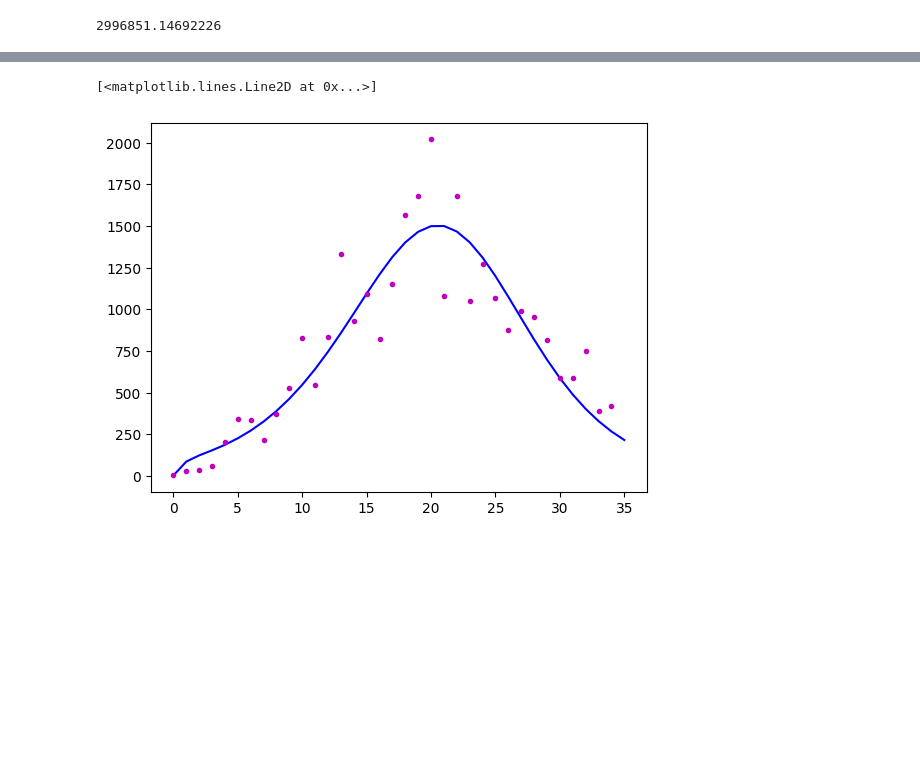
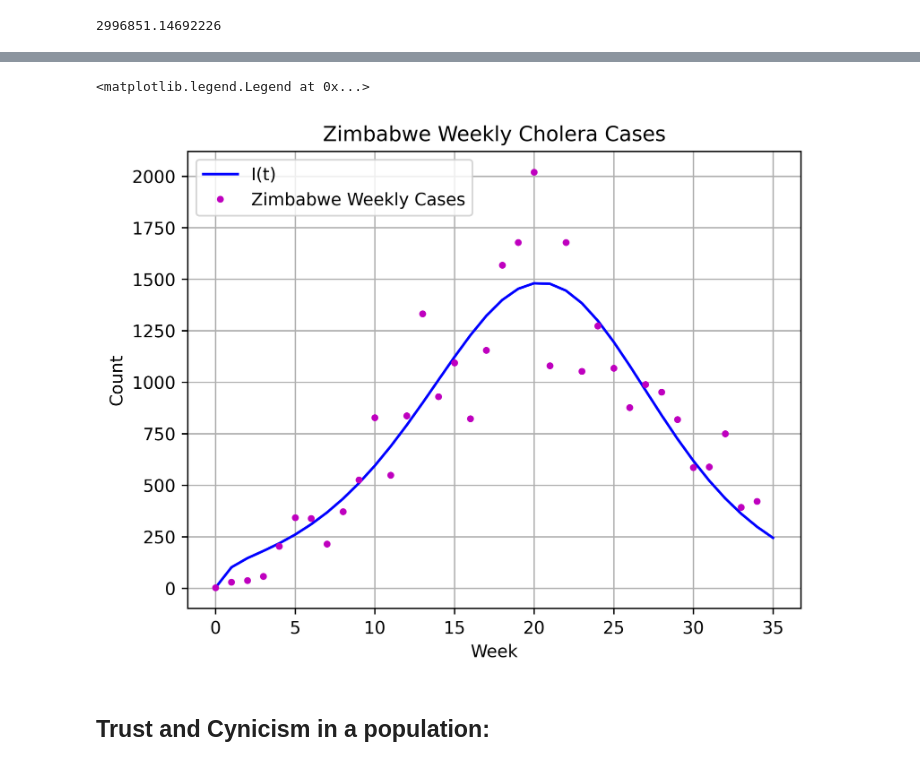
Before and after one commit to AndreiAf02/Math574_Project, a Jupyter notebook: Cholera_Fitter_V1.ipynb, the cells around one changed output, grey strips where cells are left out. Saved outputs shown, nothing was run; the diff lists cells and outputs as text; code cells hidden in the pictures; blank space fills up the shorter version.

```diff
--- a/Cholera_Fitter_V1.ipynb
+++ b/Cholera_Fitter_V1.ipynb
@@ -193,12 +129,12 @@ dt=1
 max_time = 35
 t = np.linspace(0,max_time,int(max_time/dt)+1)
 
-a_vals = np.linspace(0.00005, 0.00006, 11) #0.0000375
+a_vals = np.linspace(0.000055, 0.000065, 11) #0.0000375
 thresh = 10000
 gamma_vals = np.linspace(1.0, 1.2, 21) #0.96
 d = 0.2
-q_1_vals = np.linspace(0.1, 0.2, 11) #0.05
-q_2_vals = np.linspace(0.005, 0.015, 11) #0.009
+q_1_vals = np.linspace(0.0, 0.2, 21) #0.05
+q_2_vals = np.linspace(0.0, 0.01, 11) #0.009
 
 
 I0 = 3
@@ -255,9 +191,17 @@ a_val: 5.5e-05 gamma: 1.07 q_1: 0.1 q_2: 0.005
 # %%
-plt.plot(output['time'], output['I(t)'], 'b-')
-plt.plot(data_cholera['Zimbabwe'], 'm.')
+plt.figure(dpi=600)
+plt.grid()
+plt.title('Zimbabwe Weekly Cholera Cases')
+plt.plot(output['time'], output['I(t)'], 'b-', label='I(t)')
+plt.plot(data_cholera['Zimbabwe'], 'm.', label='Zimbabwe Weekly Cases')
+plt.xlabel('Week')
+plt.ylabel('Count')
+plt.legend()
 # %% [output]
-[<matplotlib.lines.Line2D at 0x...>]
+<matplotlib.legend.Legend at 0x...>
-[figure, old version]
+[figure, new version]
+# %% [markdown]
+## Trust and Cynicism in a population:
 # %%
 def trust(y,t,beta1, beta2, gamma1, gamma2, p):
     N,B,C=y
```
Also changed, not shown: parts of 9 cells of this notebook.
